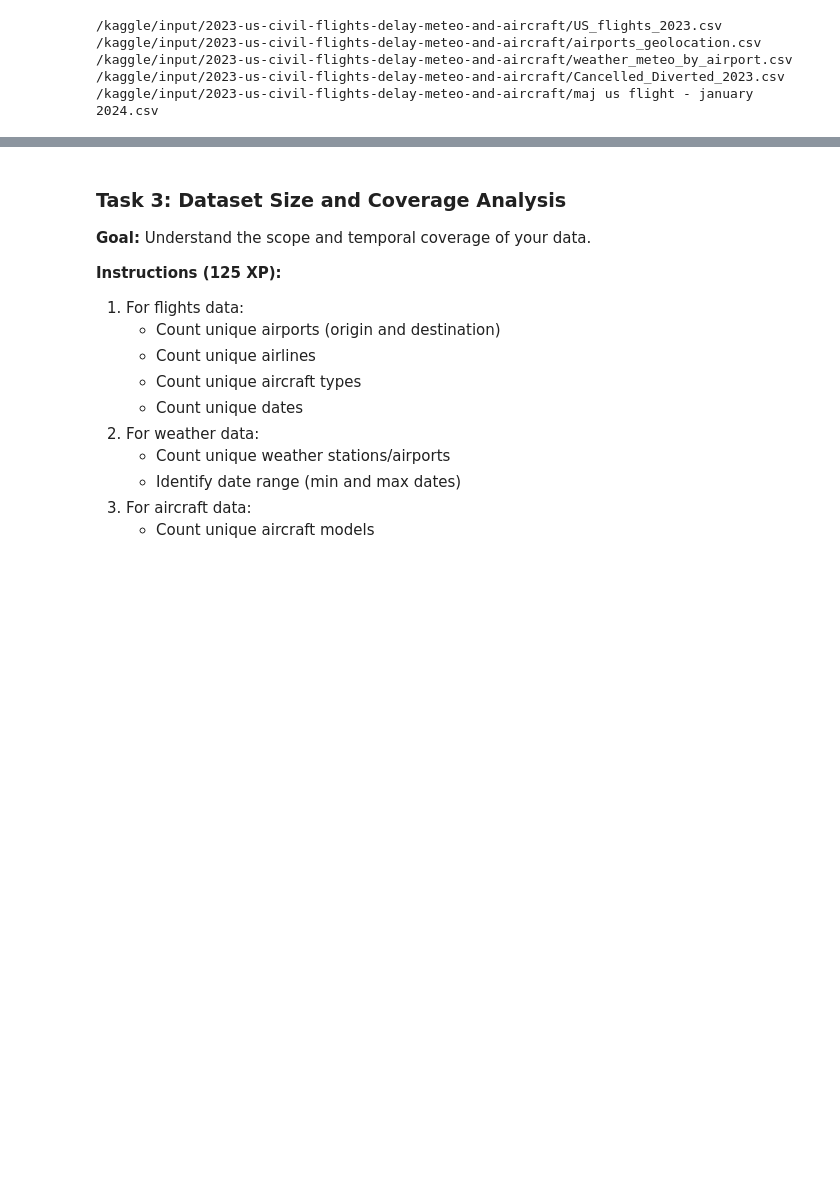
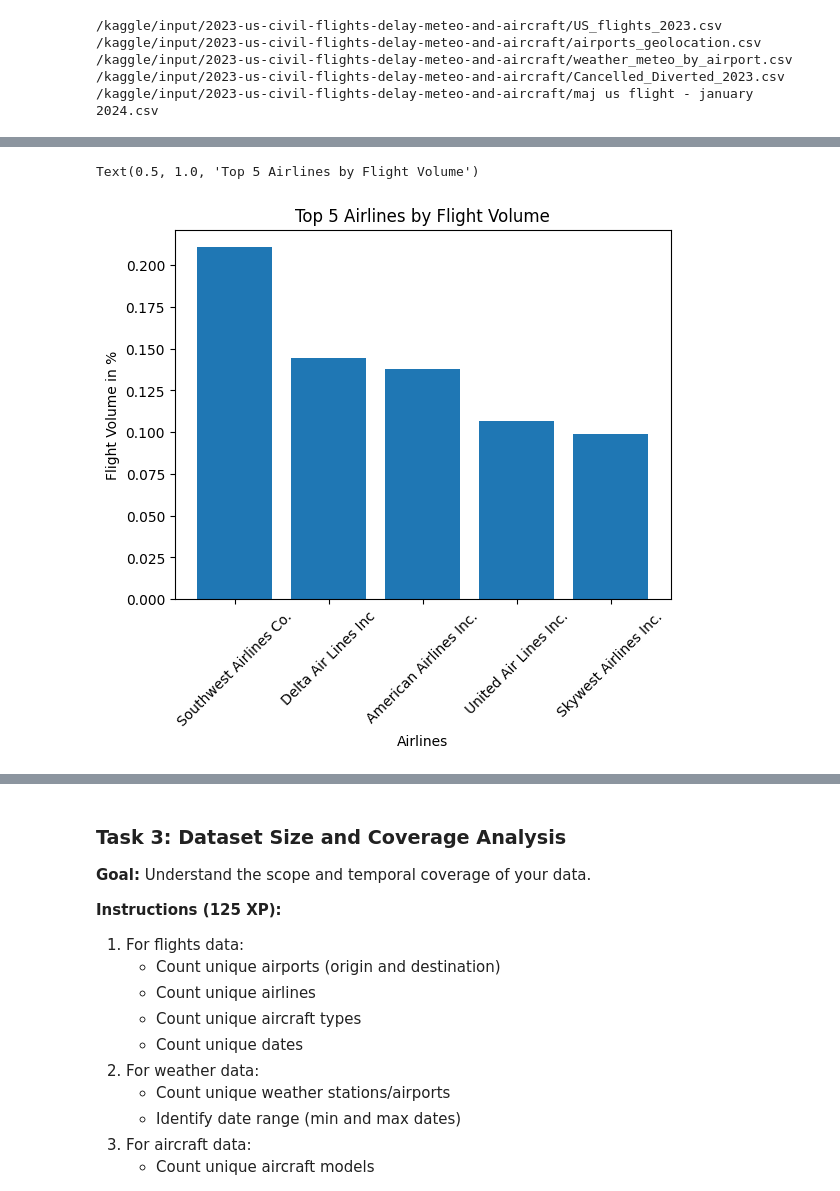
Before and after one commit to christianabusca/us-aviation-delay-analysis, a Jupyter notebook: us-aviation-delay-analysis.ipynb, the cells around one changed output, grey strips where cells are left out. Drawn from its saved outputs; the diff is of its cells as text; code cells hidden in the pictures; blank space fills up the shorter version.

Commit message:
Kaggle Notebook | us-aviation-delay-analysis | us-aviation-delay-analysis - part 7

```diff
--- a/us-aviation-delay-analysis.ipynb
+++ b/us-aviation-delay-analysis.ipynb
@@ -86,0 +58,6 @@ Each task is designed as a **skill-building exercise** with:
+# %%
+# CREATE YOUR CODE HERE
+
+# IMPORTING THE DATASET
+
+flights_df = pd.read_csv('/kaggle/input/2023-us-civil-flights-delay-meteo-and-aircraft/US_flights_2023.csv')
@@ -257,0 +279,13 @@ max              0.0        0.0             0.0                 0.0
+# %%
+# 3. Which airlines dominate the market by flight volume?
+top_5_flights = flights_df.sort_values('Airline').value_counts('Airline', normalize=True).head(5)
+top_5_flights
+
+plt.bar(top_5_flights.index, top_5_flights.values)
+plt.xticks(rotation=45)
+plt.xlabel('Airlines')
+plt.ylabel('Flight Volume in %')
+plt.title('Top 5 Airlines by Flight Volume')
+# %% [output]
+Text(0.5, 1.0, 'Top 5 Airlines by Flight Volume')
+[figure, added]
```
Also changed, not shown: parts of 26 cells of this notebook.
